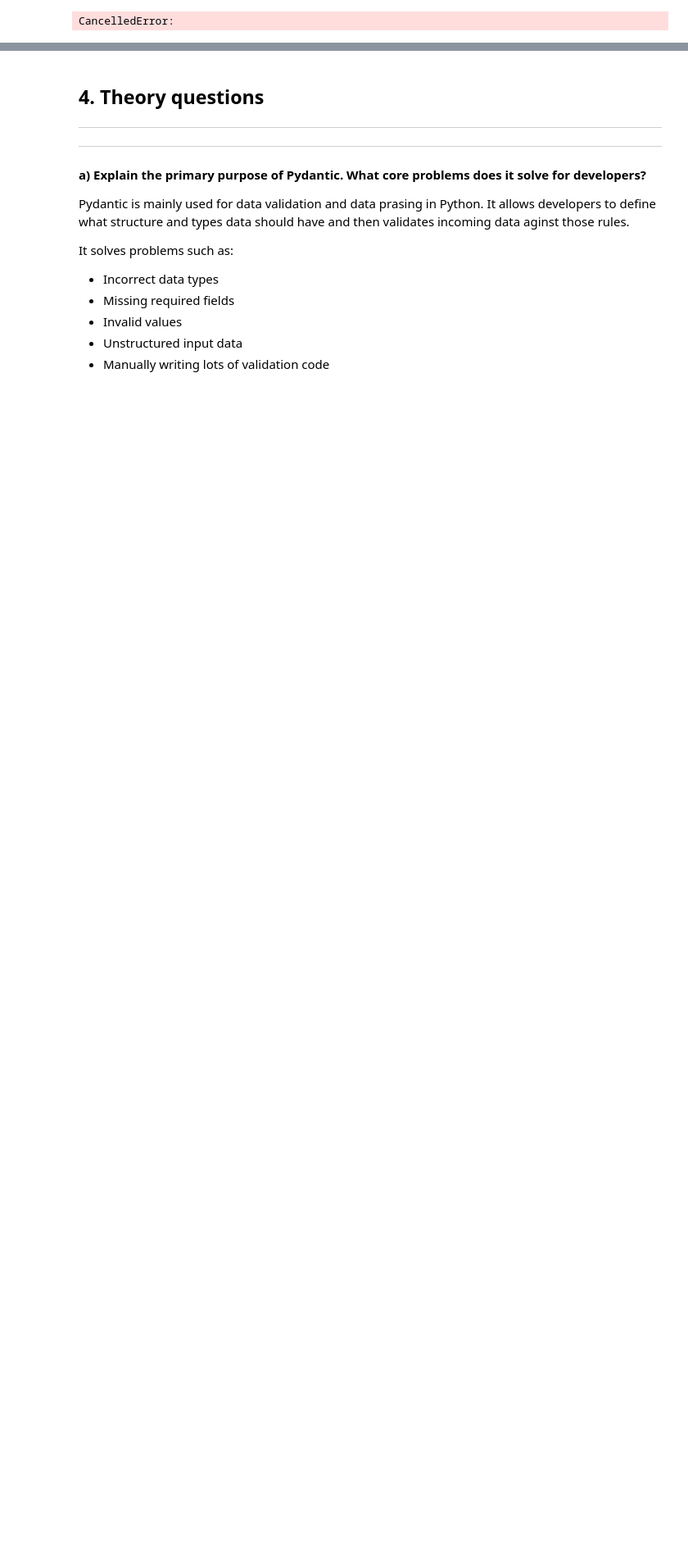
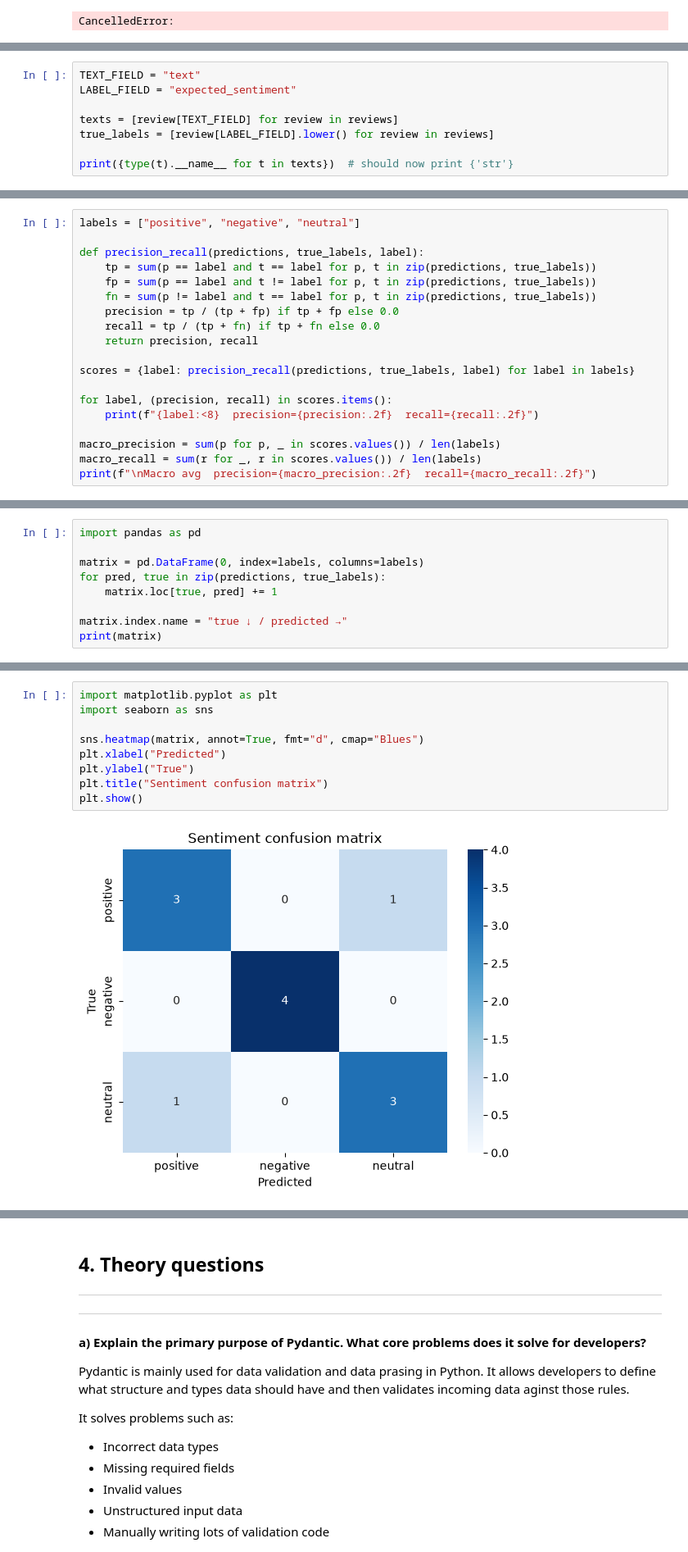
Before and after one commit to Skoga02/AI_OPS_julius_falt_skoglund_DE25, a Jupyter notebook: exercises/exercise_0/answers.ipynb, the cells around one changed output, grey strips where cells are left out. Shown at 82% size. Cells and saved outputs as stored; diff of their text form; blank space fills up the shorter version.

```diff
--- a/exercises/exercise_0/answers.ipynb
+++ b/exercises/exercise_0/answers.ipynb
@@ -129,0 +162,8 @@ CancelledError:
+# %%
+TEXT_FIELD = "text"
+LABEL_FIELD = "expected_sentiment"
+
+texts = [review[TEXT_FIELD] for review in reviews]
+true_labels = [review[LABEL_FIELD].lower() for review in reviews]
+
+print({type(t).__name__ for t in texts})  # should now print {'str'}
@@ -129,0 +221,19 @@ CancelledError:
+# %%
+labels = ["positive", "negative", "neutral"]
+
+def precision_recall(predictions, true_labels, label):
+    tp = sum(p == label and t == label for p, t in zip(predictions, true_labels))
+    fp = sum(p == label and t != label for p, t in zip(predictions, true_labels))
+    fn = sum(p != label and t == label for p, t in zip(predictions, true_labels))
+    precision = tp / (tp + fp) if tp + fp else 0.0
+    recall = tp / (tp + fn) if tp + fn else 0.0
+    return precision, recall
+
+scores = {label: precision_recall(predictions, true_labels, label) for label in labels}
+
+for label, (precision, recall) in scores.items():
+    print(f"{label:<8}  precision={precision:.2f}  recall={recall:.2f}")
+
+macro_precision = sum(p for p, _ in scores.values()) / len(labels)
+macro_recall = sum(r for _, r in scores.values()) / len(labels)
+print(f"\nMacro avg  precision={macro_precision:.2f}  recall={macro_recall:.2f}")
@@ -129,0 +246,9 @@ CancelledError:
+# %%
+import pandas as pd
+
+matrix = pd.DataFrame(0, index=labels, columns=labels)
+for pred, true in zip(predictions, true_labels):
+    matrix.loc[true, pred] += 1
+
+matrix.index.name = "true ↓ / predicted →"
+print(matrix)
@@ -129,0 +261,11 @@ CancelledError:
+# %%
+import matplotlib.pyplot as plt
+import seaborn as sns
+
+sns.heatmap(matrix, annot=True, fmt="d", cmap="Blues")
+plt.xlabel("Predicted")
+plt.ylabel("True")
+plt.title("Sentiment confusion matrix")
+plt.show()
+# %% [output]
+[figure, added]
```
Also changed, not shown: parts of 10 cells of this notebook, 2 other files.
